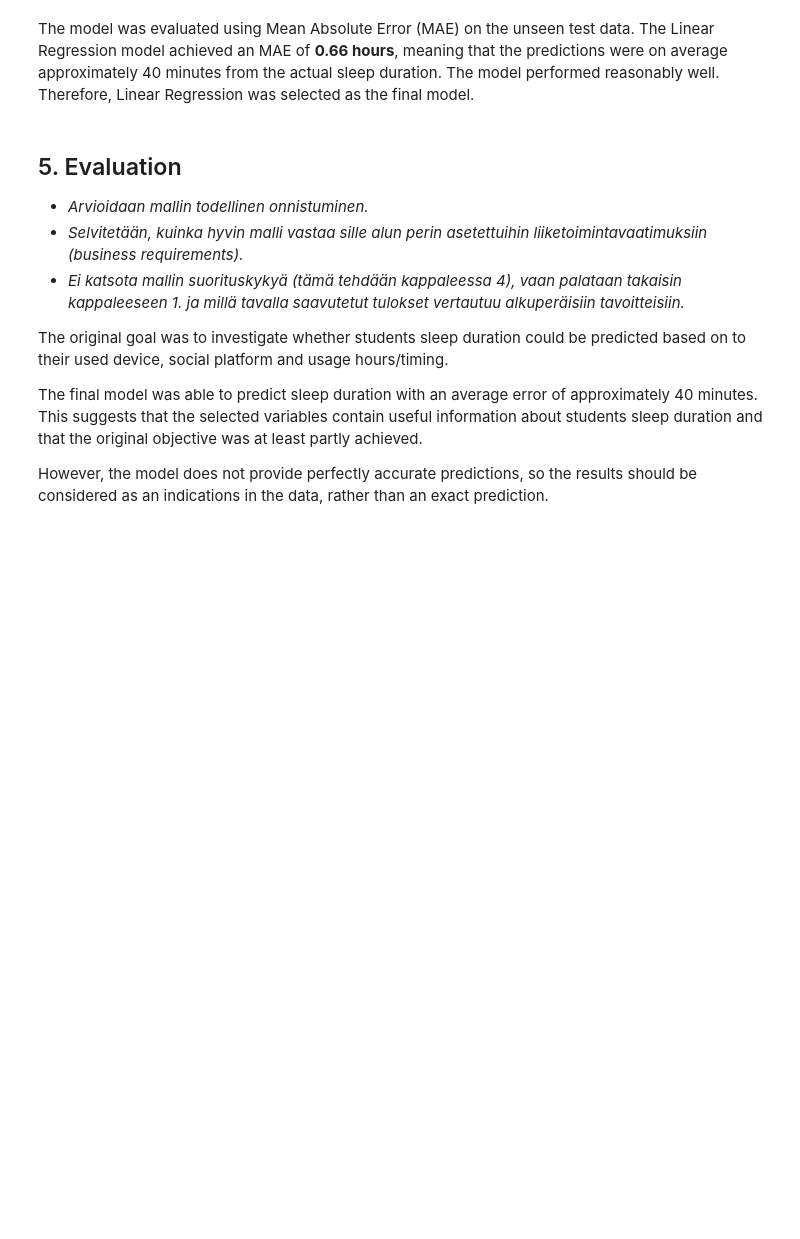
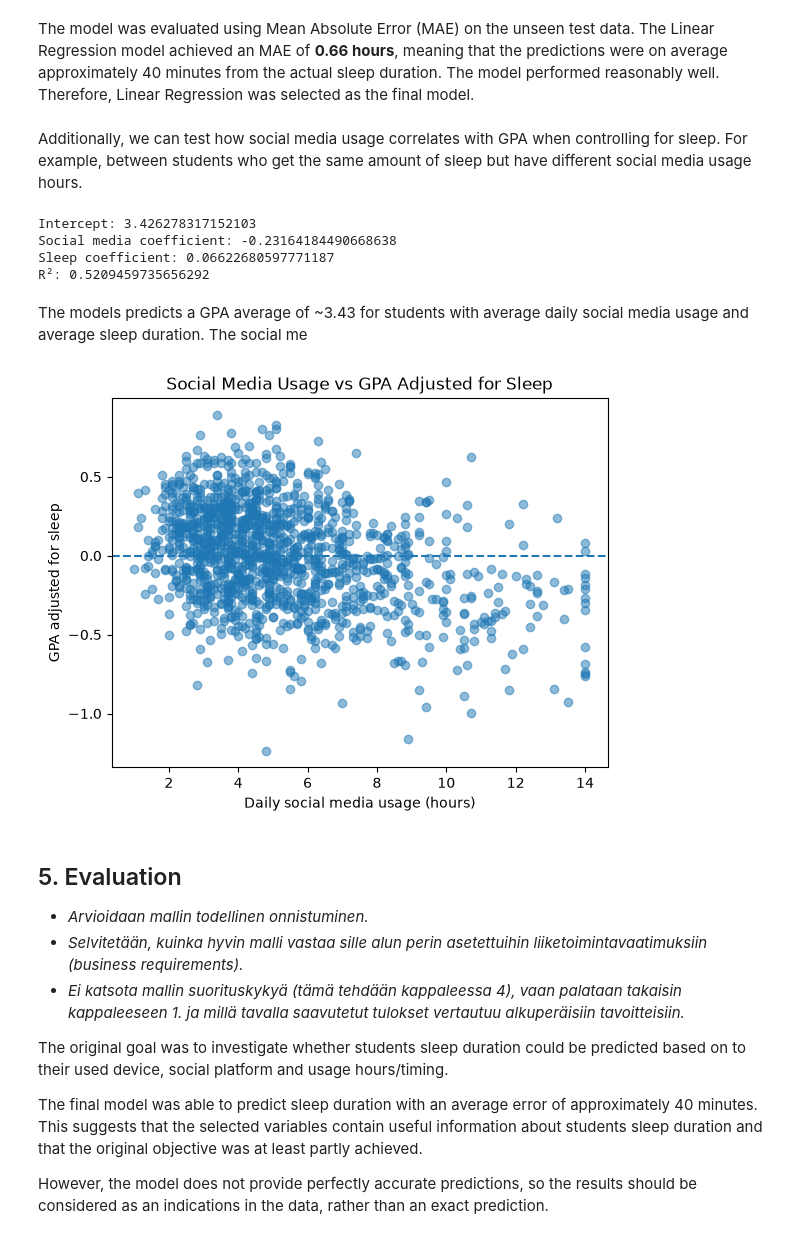
Before and after one commit to mehiis/data-processing-and-machine-learning-metropolia-group7, a Jupyter notebook: assignment-06-practice-project/practice-project.ipynb, the cells around one changed output. Saved outputs shown, nothing was run; the diff lists cells and outputs as text; code cells hidden in the pictures; blank space fills up the shorter version.

Commit message:
Correlation between social media usage and GPA when controlled for sleep

```diff
--- a/assignment-06-practice-project/practice-project.ipynb
+++ b/assignment-06-practice-project/practice-project.ipynb
@@ -246,5 +245,66 @@ plt.show()
 # %% [markdown]
 The model was evaluated using Mean Absolute Error (MAE) on the unseen test data. The Linear Regression model achieved an MAE of **0.66 hours**, meaning that the predictions were on average approximately 40 minutes from the actual sleep duration. The model performed reasonably well. Therefore, Linear Regression was selected as the final model.
+# %% [markdown]
+Additionally, we can test how social media usage correlates with GPA when controlling for sleep. For example, between students who get the same amount of sleep but have different social media usage hours.
+# %%
+X = df[["Daily_Usage_Hours", "Sleep_Duration_Hours"]]
+y = df["Academic_Performance_GPA"]
+
+X_train, X_test, y_train, y_test = train_test_split(
+    X, y,
+    test_size=0.3,
+    random_state=123
+)
+
+X_train_scaled = scaler.fit_transform(X_train)
+X_test_scaled = scaler.transform(X_test)
+
+model.fit(X_train_scaled, y_train)
+
+y_pred = model.predict(X_test_scaled)
+
+print("Intercept:", model.intercept_)
+print("Social media coefficient:", model.coef_[0])
+print("Sleep coefficient:", model.coef_[1])
+# R² is an evaluation between 0 and 1 of how well the chosen variables explain variations in GPA
+print("R²:", model.score(X_test_scaled, y_test))
+# %% [output]
+Intercept: 3.426278317152103
+Social media coefficient: -0.23164184490668638
+Sleep coefficient: 0.06622680597771187
+R²: 0.5209459735656292
+# %% [markdown]
+The models predicts a GPA average of ~3.43 for students with average daily social media usage and average sleep duration. The social me
+# %%
+model.fit(
+    X_train[["Sleep_Duration_Hours"]],
+    y_train
+)
+
+# Predict GPA based on sleep
+gpa_pred_sleep = model.predict(
+    X_test[["Sleep_Duration_Hours"]]
+)
+
+# GPA remaining after accounting for sleep
+gpa_adjusted = y_test - gpa_pred_sleep
+
+# Plot
+plt.scatter(
+    X_test["Daily_Usage_Hours"],
+    gpa_adjusted,
+    alpha=0.5
+)
+
+plt.axhline(0, linestyle="--")
+
+plt.xlabel("Daily social media usage (hours)")
+plt.ylabel("GPA adjusted for sleep")
+plt.title("Social Media Usage vs GPA Adjusted for Sleep")
+
+plt.show()
+# %% [output]
+[figure, added]
 # %% [markdown]
 <h2>5. Evaluation</h2>
 
```
Also changed, not shown: parts of 9 cells of this notebook.
